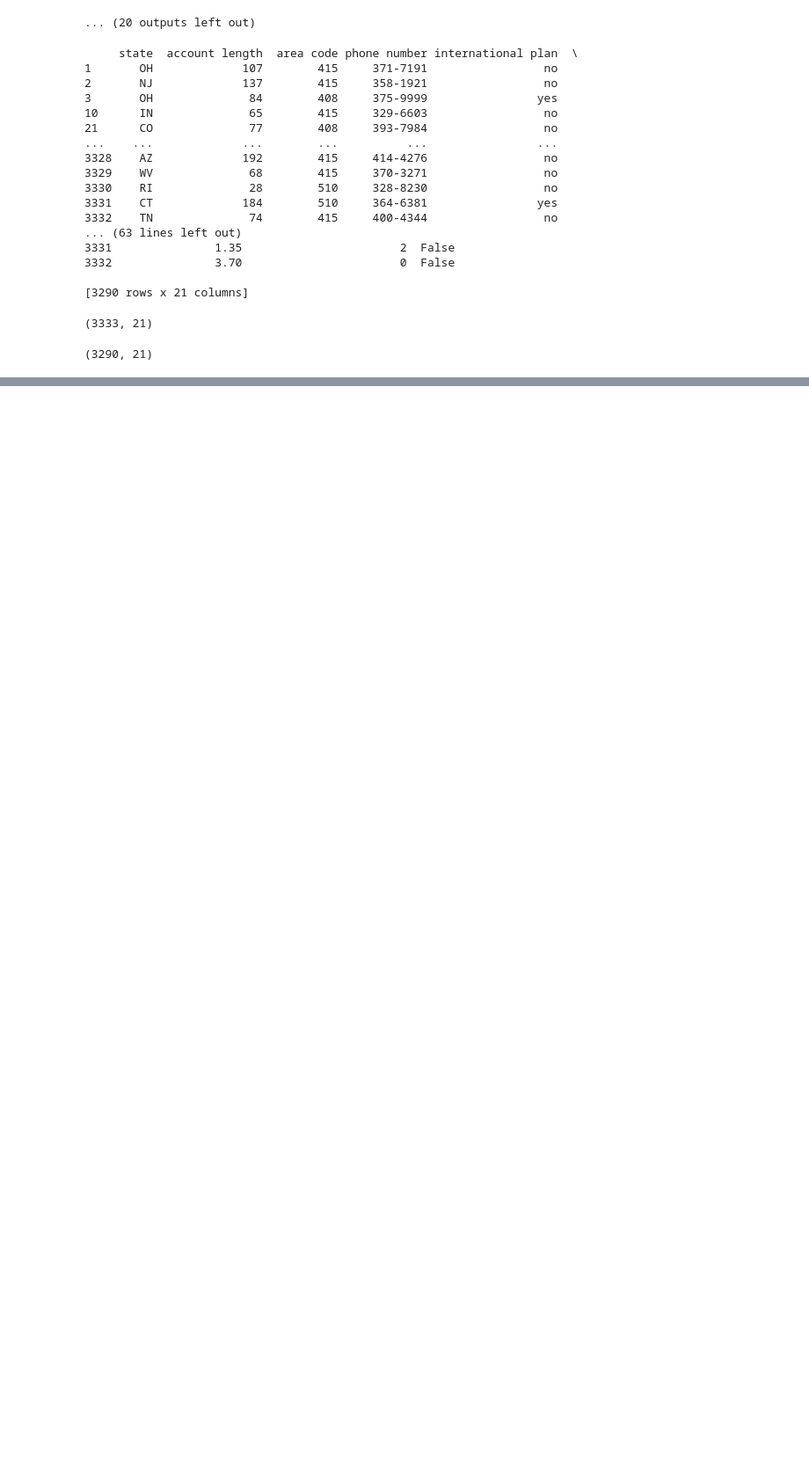
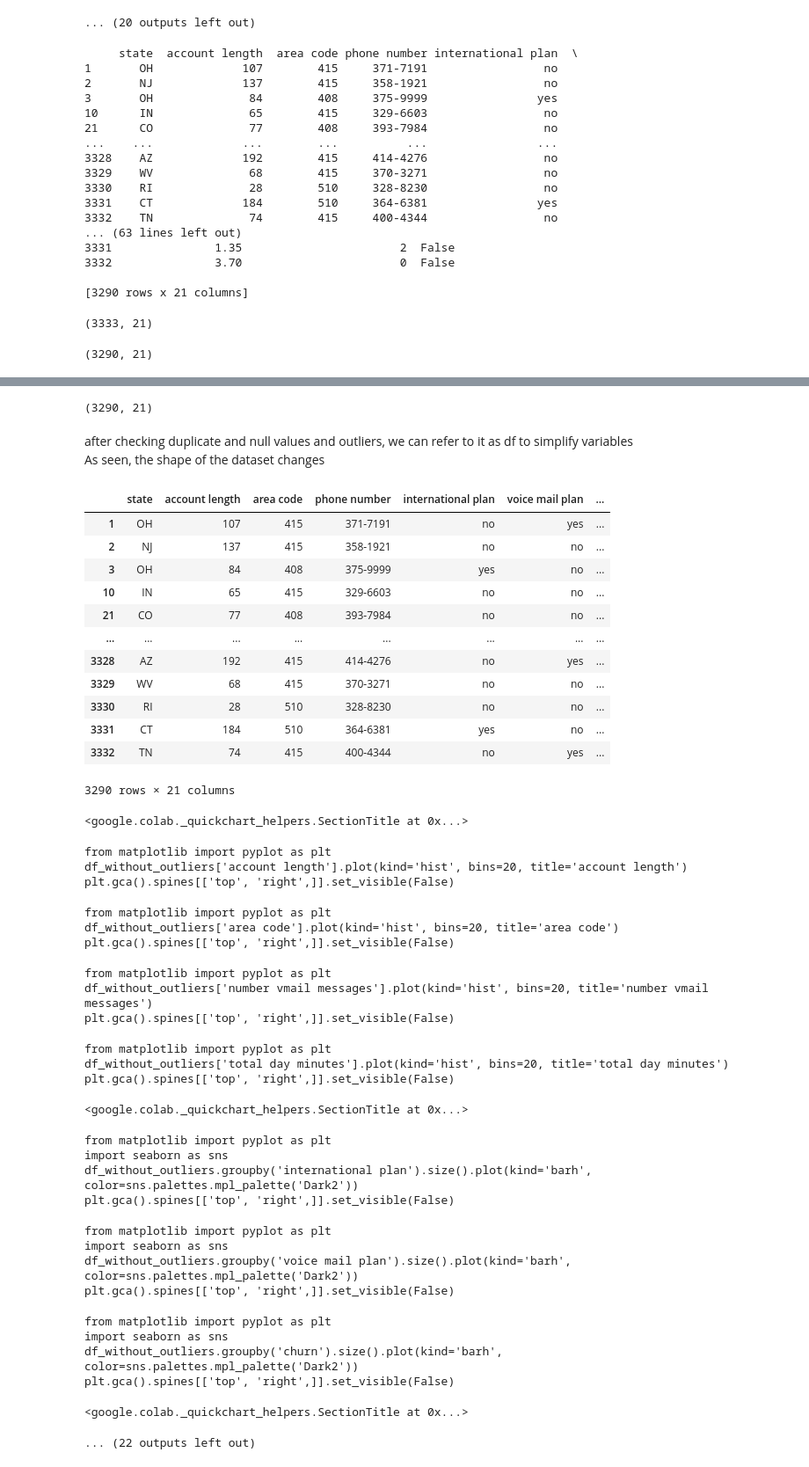
Before and after one commit to Mngambi/phase3_project, a Jupyter notebook: Project.ipynb, the cells around one changed output, grey strips where cells are left out. Shown at 88% size. Cells and saved outputs as stored; diff of their text form; code cells hidden in the pictures; blank space fills up the shorter version.

Commit message:
relabelled variables

```diff
--- a/Project.ipynb
+++ b/Project.ipynb
@@ -367,0 +388,53 @@ df_without_outliers.shape
+# %%
+df = df_without_outliers
+# %%
+df.shape
+# %% [output]
+(3290, 21)
+# %% [markdown]
+after checking duplicate and null values and outliers, we can refer to it as df to simplify variables
+As seen, the shape of the dataset changes
+# %%
+df
+# %% [output]
+|  | state | account length | area code | phone number | international plan | voice mail plan | ... |
+| 1 | OH | 107 | 415 | 371-7191 | no | yes | ... |
+| 2 | NJ | 137 | 415 | 358-1921 | no | no | ... |
+| 3 | OH | 84 | 408 | 375-9999 | yes | no | ... |
+| 10 | IN | 65 | 415 | 329-6603 | no | no | ... |
+| 21 | CO | 77 | 408 | 393-7984 | no | no | ... |
+| ... | ... | ... | ... | ... | ... | ... | ... |
+| 3328 | AZ | 192 | 415 | 414-4276 | no | yes | ... |
+| 3329 | WV | 68 | 415 | 370-3271 | no | no | ... |
+| 3330 | RI | 28 | 510 | 328-8230 | no | no | ... |
+| 3331 | CT | 184 | 510 | 364-6381 | yes | no | ... |
+| 3332 | TN | 74 | 415 | 400-4344 | no | yes | ... |
+3290 rows × 21 columns
+<google.colab._quickchart_helpers.SectionTitle at 0x...>
+from matplotlib import pyplot as plt
+df_without_outliers['account length'].plot(kind='hist', bins=20, title='account length')
+plt.gca().spines[['top', 'right',]].set_visible(False)
+from matplotlib import pyplot as plt
+df_without_outliers['area code'].plot(kind='hist', bins=20, title='area code')
+plt.gca().spines[['top', 'right',]].set_visible(False)
+from matplotlib import pyplot as plt
+df_without_outliers['number vmail messages'].plot(kind='hist', bins=20, title='number vmail messages')
+plt.gca().spines[['top', 'right',]].set_visible(False)
+from matplotlib import pyplot as plt
+df_without_outliers['total day minutes'].plot(kind='hist', bins=20, title='total day minutes')
+plt.gca().spines[['top', 'right',]].set_visible(False)
+<google.colab._quickchart_helpers.SectionTitle at 0x...>
+from matplotlib import pyplot as plt
+import seaborn as sns
+df_without_outliers.groupby('international plan').size().plot(kind='barh', color=sns.palettes.mpl_palette('Dark2'))
+plt.gca().spines[['top', 'right',]].set_visible(False)
+from matplotlib import pyplot as plt
+import seaborn as sns
+df_without_outliers.groupby('voice mail plan').size().plot(kind='barh', color=sns.palettes.mpl_palette('Dark2'))
+plt.gca().spines[['top', 'right',]].set_visible(False)
+from matplotlib import pyplot as plt
+import seaborn as sns
+df_without_outliers.groupby('churn').size().plot(kind='barh', color=sns.palettes.mpl_palette('Dark2'))
+plt.gca().spines[['top', 'right',]].set_visible(False)
+<google.colab._quickchart_helpers.SectionTitle at 0x...>
+... (22 outputs left out)
```
Also changed, not shown: parts of 1 cell of this notebook.
